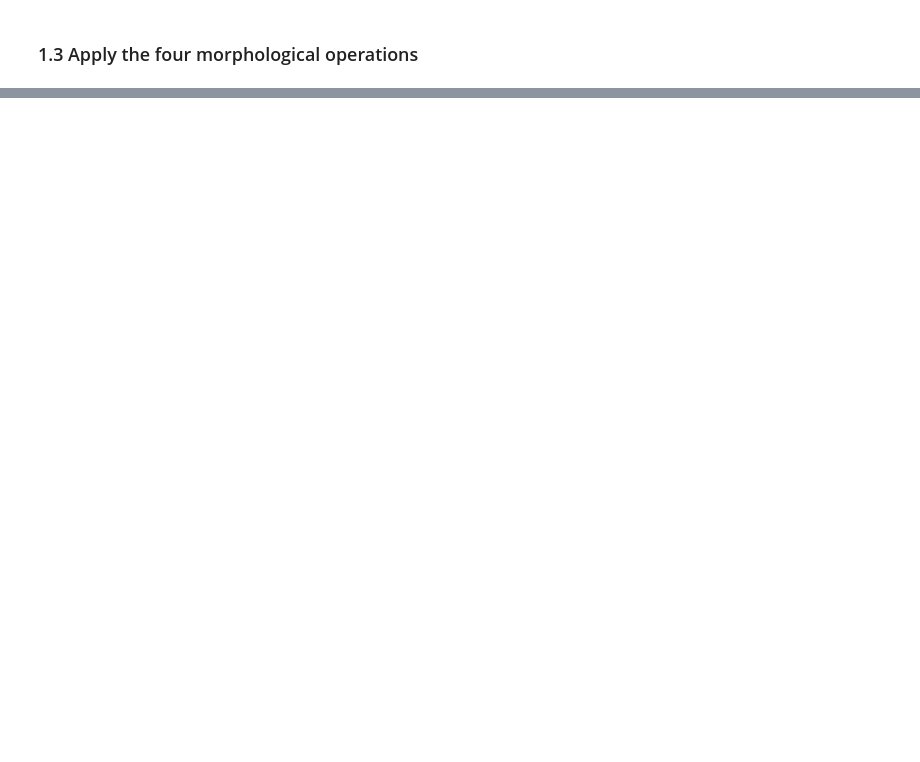
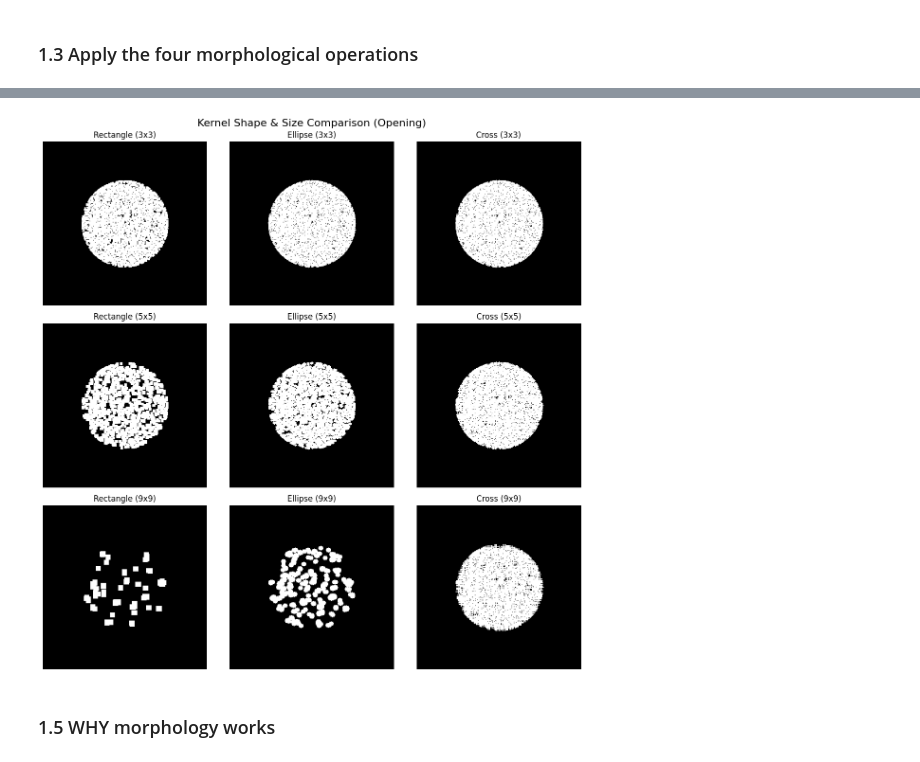
Before and after one commit to Deepvejpara/CV_PR3_Deep_Learning, a Jupyter notebook: CV_PR3.ipynb, the cells around one changed output, grey strips where cells are left out. Drawn from its saved outputs; the diff is of its cells as text; code cells hidden in the pictures; blank space fills up the shorter version.

```diff
--- a/CV_PR3.ipynb
+++ b/CV_PR3.ipynb
@@ -106,0 +142,27 @@ plt.show()
+# %%
+# Define the shapes and sizes required
+shapes = [cv2.MORPH_RECT, cv2.MORPH_ELLIPSE, cv2.MORPH_CROSS]
+shape_names = ['Rectangle', 'Ellipse', 'Cross']
+sizes = [3, 5, 9]
+
+# Create a 3x3 grid (3 sizes x 3 shapes)
+fig, axes = plt.subplots(3, 3, figsize=(12, 12))
+
+for i, size in enumerate(sizes):
+    for j, shape in enumerate(shapes):
+        kernel = cv2.getStructuringElement(shape, (size, size))
+
+        result = cv2.morphologyEx(noisy_img, cv2.MORPH_OPEN, kernel)
+
+        # Plot the result
+        axes[i, j].imshow(result, cmap='gray')
+        axes[i, j].set_title(f'{shape_names[j]} ({size}x{size})')
+        axes[i, j].axis('off')
+
+plt.suptitle('Kernel Shape & Size Comparison (Opening)', fontsize=16)
+plt.tight_layout()
+plt.show()
+# %% [output]
+[figure, added]
+# %% [markdown]
+### 1.5 WHY morphology works
```
Also changed, not shown: parts of 8 cells of this notebook.
